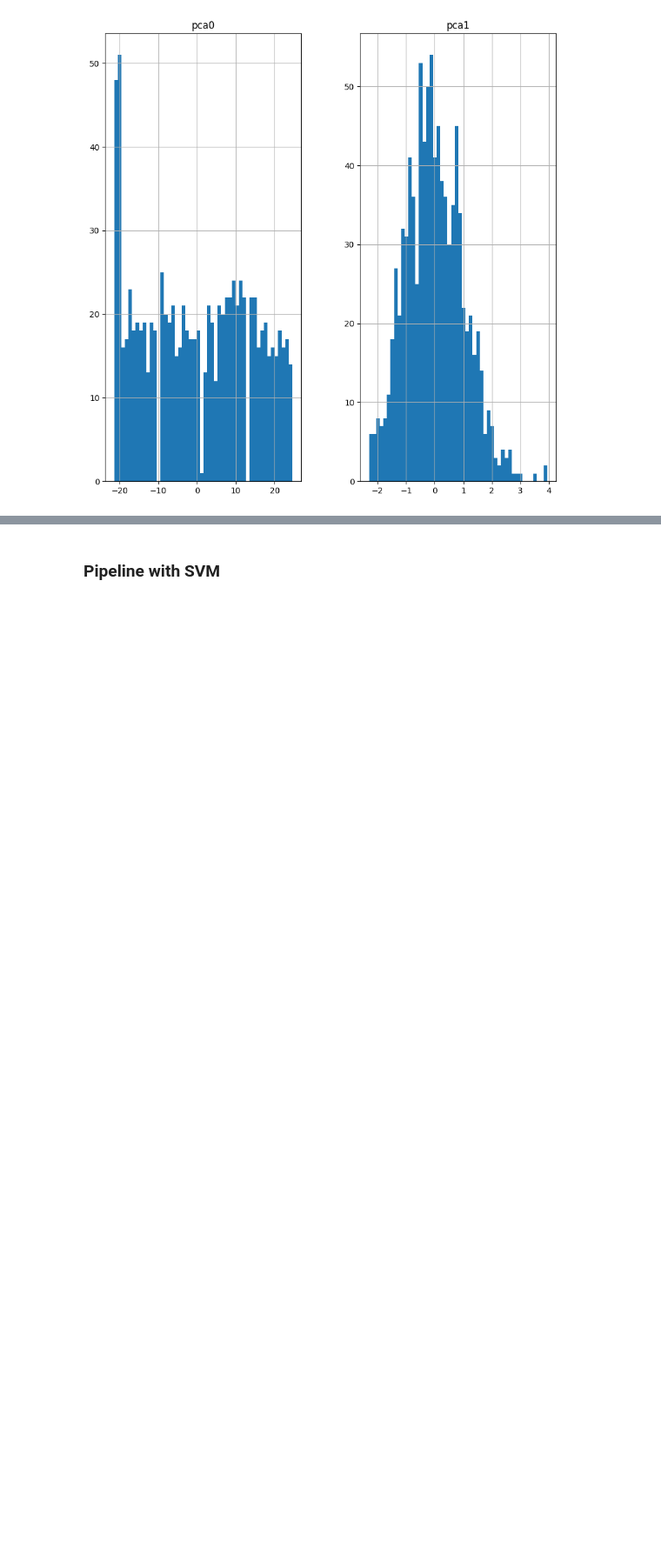
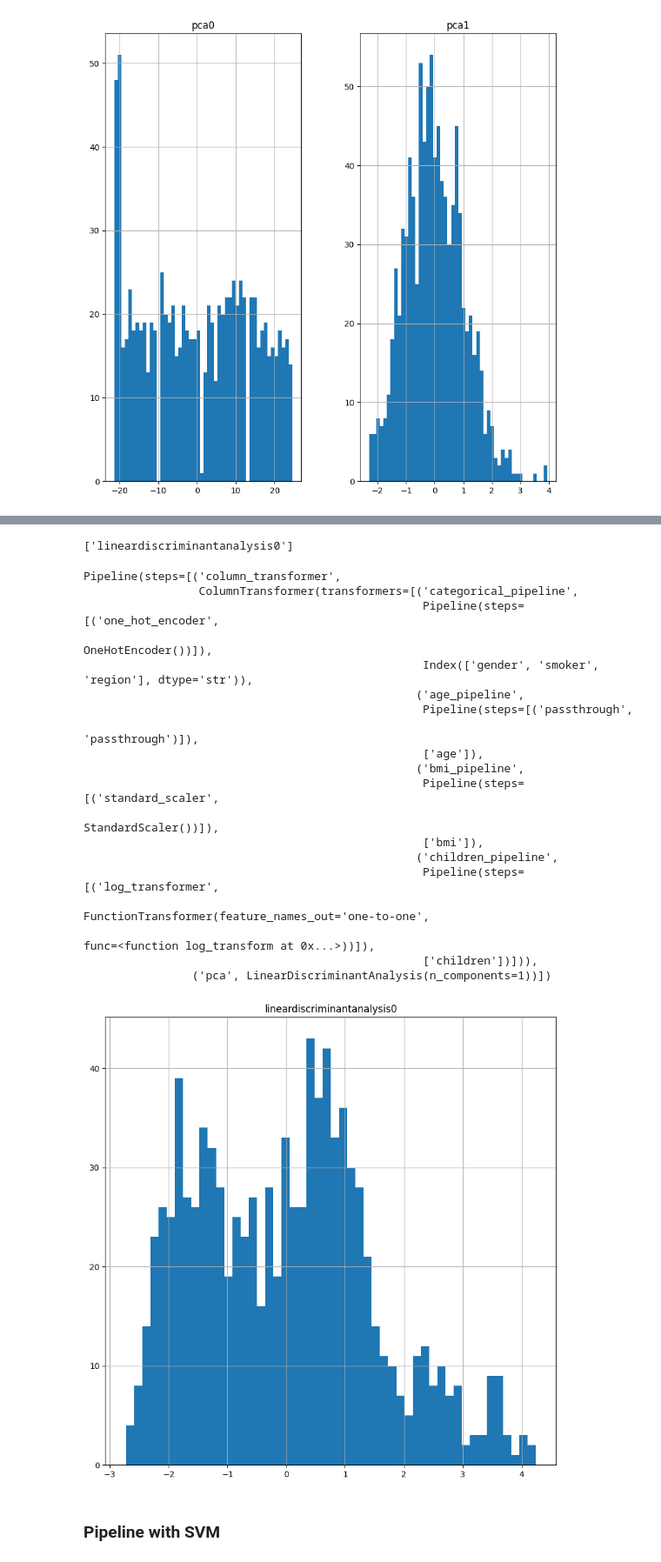
Before and after one commit to kristyan/data, a Jupyter notebook: e-tivity3/etivity3_classification.ipynb, the cells around one changed output, grey strips where cells are left out. Shown at 87% size. Cells and saved outputs as stored; diff of their text form; code cells hidden in the pictures; blank space fills up the shorter version.

```diff
--- a/e-tivity3/etivity3_classification.ipynb
+++ b/e-tivity3/etivity3_classification.ipynb
@@ -479,6 +485,48 @@ Pipeline(steps=[('column_transformer',
                                                                                        func=<function log_transform at 0x...>))]),
                                                   ['children'])])),
                 ('pca', PCA(n_components=2))])
+# %%
+lda_pipeline = Pipeline(
+    [
+        # reuse the column transformer from the previous pipeline
+        ('column_transformer', column_transformer),
+        ('pca', LinearDiscriminantAnalysis(n_components=1)),
+    ]
+)
+
+prepared = lda_pipeline.fit_transform(X_train, y_train)
+
+print(lda_pipeline.get_feature_names_out())
+
+X_train_prepared = pd.DataFrame(prepared, columns=lda_pipeline.get_feature_names_out(), index=X_train.index)
+
+X_train_prepared.hist(bins=50, figsize=(10, 10), )
+
+X_train_prepared.head(20)
+
+lda_pipeline
+# %% [output]
+['lineardiscriminantanalysis0']
+Pipeline(steps=[('column_transformer',
+                 ColumnTransformer(transformers=[('categorical_pipeline',
+                                                  Pipeline(steps=[('one_hot_encoder',
+                                                                   OneHotEncoder())]),
+                                                  Index(['gender', 'smoker', 'region'], dtype='str')),
+                                                 ('age_pipeline',
+                                                  Pipeline(steps=[('passthrough',
+                                                                   'passthrough')]),
+                                                  ['age']),
+                                                 ('bmi_pipeline',
+                                                  Pipeline(steps=[('standard_scaler',
+                                                                   StandardScaler())]),
+                                                  ['bmi']),
+                                                 ('children_pipeline',
+                                                  Pipeline(steps=[('log_transformer',
+                                                                   FunctionTransformer(feature_names_out='one-to-one',
+                                                                                       func=<function log_transform at 0x...>))]),
+                                                  ['children'])])),
+                ('pca', LinearDiscriminantAnalysis(n_components=1))])
+[figure, added]
 # %% [markdown]
 ### Pipeline with SVM
 # %%
```
Also changed, not shown: parts of 7 cells of this notebook, 1 other file.
